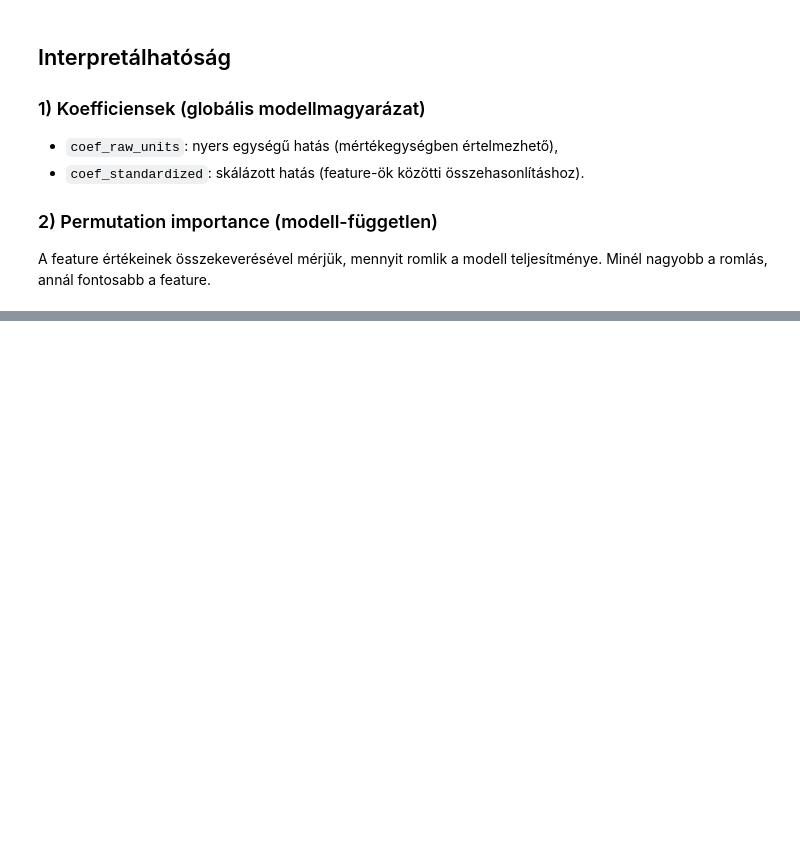
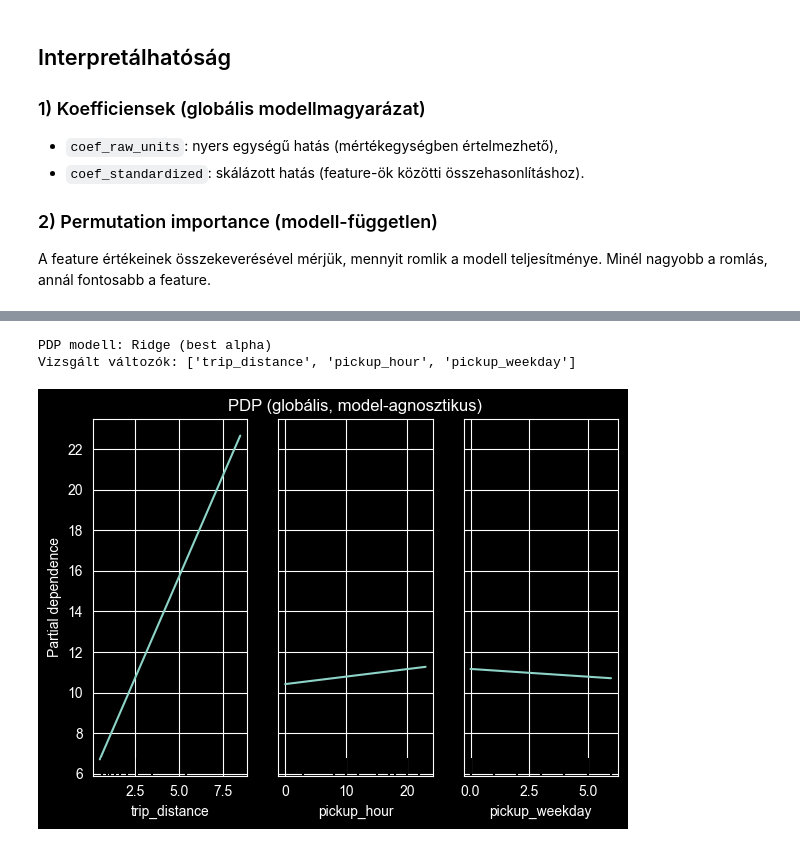
Before and after one commit to szflori/interpretable-ml-taxi, a Jupyter notebook: yellow_taxi_linear_regression_eta.ipynb, the cells around one changed output, grey strips where cells are left out. Saved outputs shown, nothing was run; the diff lists cells and outputs as text; code cells hidden in the pictures; blank space fills up the shorter version.

```diff
--- a/yellow_taxi_linear_regression_eta.ipynb
+++ b/yellow_taxi_linear_regression_eta.ipynb
@@ -371,0 +504,23 @@ ETA összehasonlítás ugyanarra a fuvarra:
+# %%
+pdp_feature = ['trip_distance', 'pickup_hour', 'pickup_weekday']
+print(f'PDP modell: {selected_model_name}')
+print(f'Vizsgált változók: {pdp_feature}')
+
+X_pdp = X_test.astype('float64').copy()
+
+fig, ax = plt.subplots(1, 1, figsize=(6, 4.5))
+PartialDependenceDisplay.from_estimator(
+    selected_model,
+    X_pdp,
+    features=pdp_feature,
+    kind='average',
+    grid_resolution=40,
+    ax=ax,
+)
+ax.set_title('PDP (globális, model-agnosztikus)')
+plt.tight_layout()
+plt.show()
+# %% [output]
+PDP modell: Ridge (best alpha)
+Vizsgált változók: ['trip_distance', 'pickup_hour', 'pickup_weekday']
+[figure, added]
```
Also changed, not shown: parts of 11 cells of this notebook, 1 other file.
